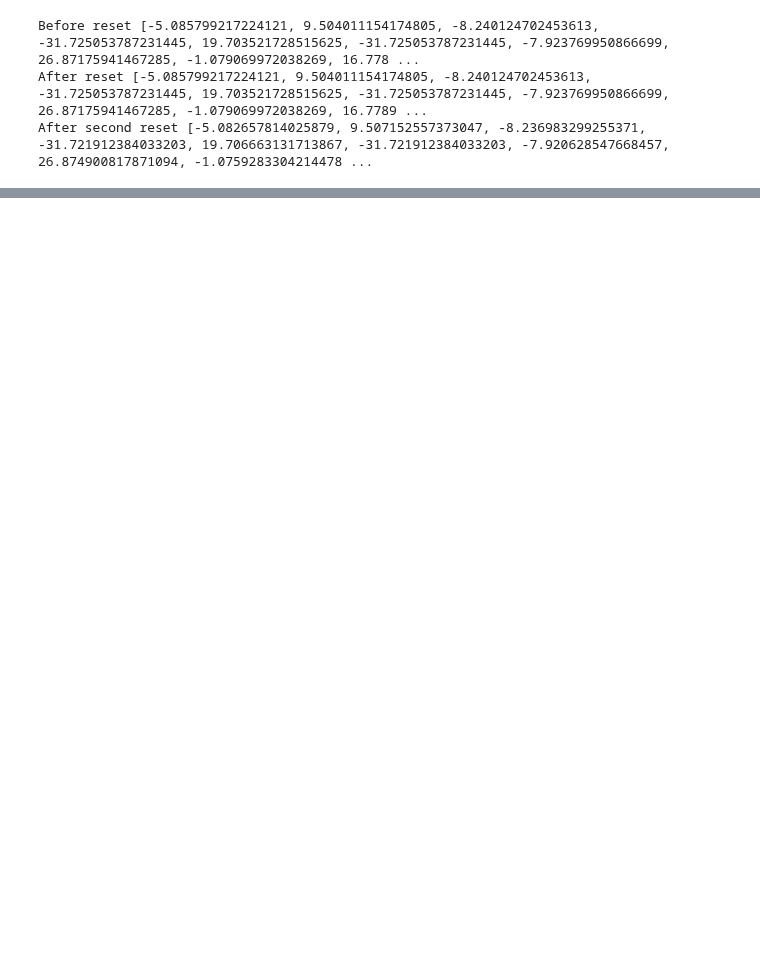
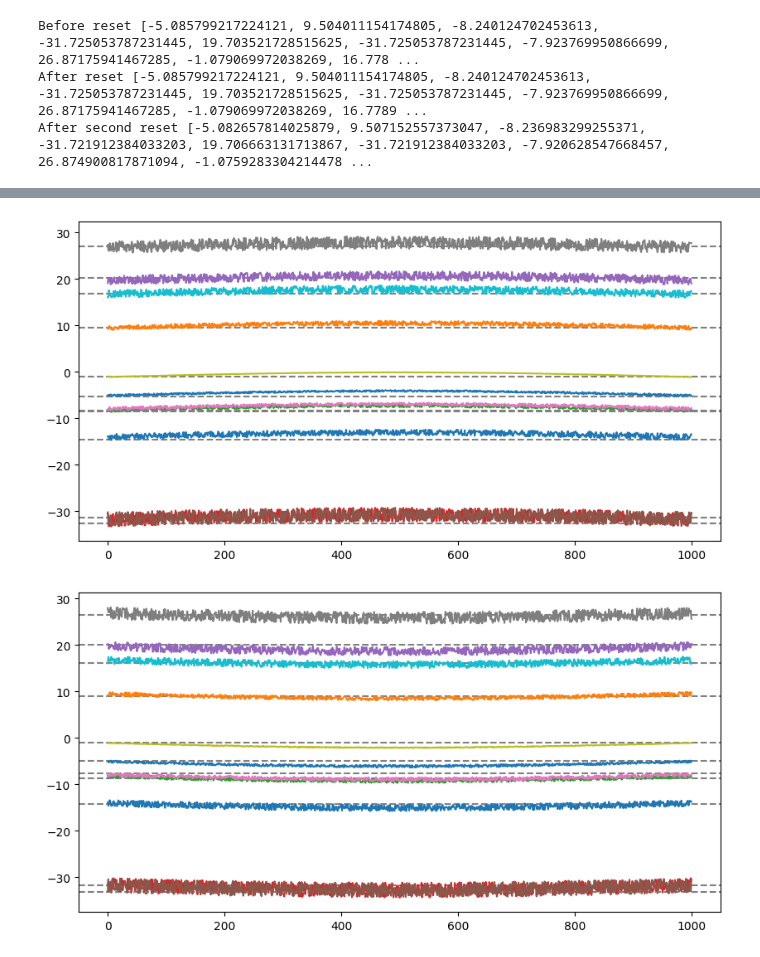
Before and after one commit to RL4AA/rl4aa24-tutorial, a Jupyter notebook: notebooks/inspect_environment.ipynb, the cells around one changed output, grey strips where cells are left out. Drawn from its saved outputs; the diff is of its cells as text; code cells hidden in the pictures; blank space fills up the shorter version.

```diff
--- a/notebooks/inspect_environment.ipynb
+++ b/notebooks/inspect_environment.ipynb
@@ -175,0 +230,35 @@ After second reset [-5.082657814025879, 9.507152557373047, -8.236983299255371, -
+# %%
+env = AwakeESteering(
+    backend="cheetah",
+    backend_args={"quad_drift_amplitude": 1.0, "quad_random_scale": 0.1},
+)
+_, info_on_reset = env.reset()
+quadrupoles = np.array(
+    [env.reset()[1]["backend_info"]["quadrupole_settings"] for _ in range(1_000)]
+)
+
+plt.figure(figsize=(10, 5))
+for i in range(11):
+    plt.axhline(
+        info_on_reset["backend_info"]["quadrupole_settings"][i], ls="--", color="grey"
+    )
+    plt.plot(quadrupoles[:, i])
+plt.show()
+
+# Repeat with different reset
+
+_, info_on_reset = env.reset()
+quadrupoles = np.array(
+    [env.reset()[1]["backend_info"]["quadrupole_settings"] for _ in range(1_000)]
+)
+
+plt.figure(figsize=(10, 5))
+for i in range(11):
+    plt.axhline(
+        info_on_reset["backend_info"]["quadrupole_settings"][i], ls="--", color="grey"
+    )
+    plt.plot(quadrupoles[:, i])
+plt.show()
+# %% [output]
+[figure, added]
+[figure, added]
```
Also changed, not shown: parts of 8 cells of this notebook, 2 other files.
